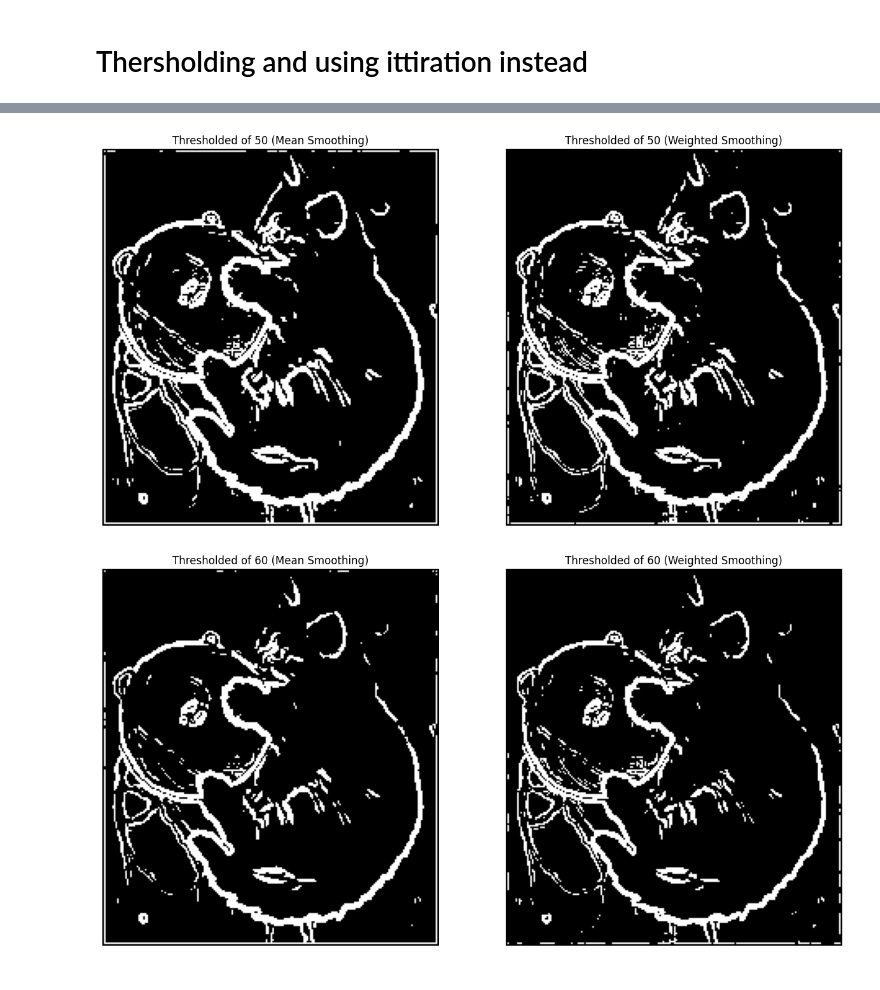
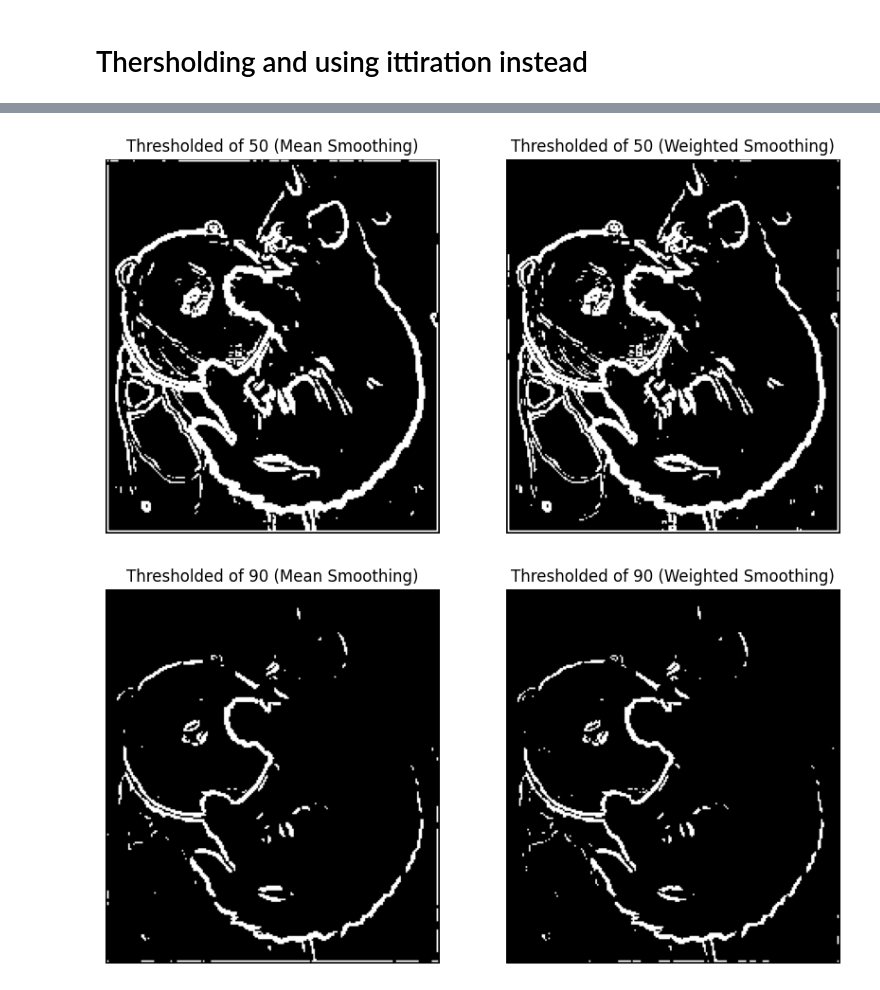
Before and after one commit to zacgalaxy/CV_CW1, a Jupyter notebook: Average_Kernal.ipynb, the cells around one changed output, grey strips where cells are left out. Saved outputs shown, nothing was run; the diff lists cells and outputs as text; code cells hidden in the pictures.

```diff
--- a/Average_Kernal.ipynb
+++ b/Average_Kernal.ipynb
@@ -32,4 +32,18 @@ plt.show()
 [figure]
 # %% [markdown]
 # smoothing image
+# %%
+
+def mean_kernel(size=3):
+    kernel = np.ones((size, size), dtype=np.float32) / (size * size)
+    return kernel
+
+def gaussian_kernel(size=3, sigma=1.0):
+    if size % 2 == 0:
+        raise ValueError("Kernel size must be an odd number.")
+
+    ax = np.linspace(-(size // 2), size // 2, size)
+    xx, yy = np.meshgrid(ax, ax)
+    kernel = np.exp(-(xx**2 + yy**2) / (2.0 * sigma**2))
+    return kernel / np.sum(kernel)  # Normalize to ensure sum = 1
 # %%
@@ -65,0 +61,19 @@ plt.show()
+# %%
+
+mean_kernal=3
+weighted_kernal=3
+sigma=1
+smoothed_mean= apply_smoothing(image,mean_kernel(mean_kernal), mean_kernal)
+smoothed_gaussian = apply_smoothing(image, gaussian_kernel(weighted_kernal, sigma), weighted_kernal)
+
+
+plt.imshow(smoothed_mean, cmap="gray")
+plt.title(f"Mean Smoothing ({mean_kernal}x{mean_kernal})")
+plt.axis("off")
+plt.show()
+
+
+plt.imshow(smoothed_gaussian, cmap="gray")
+plt.title(f"Gaussian Smoothed Image ({weighted_kernal}x{weighted_kernal}, σ={sigma})")
+plt.axis("off")
+plt.show()
@@ -103,8 +118,8 @@ Sobely= np.array([[-1,-2,-1],
          [0,0,0],
          [1,2,1]])
 
-x, y, gradient_magnitude_manual = Sobel(meansmoothed, Sobelx, Sobely)
-x_, y_, gradient_magnitude_weighted = Sobel(weightedsmoothed, Sobelx, Sobely)
+x, y, gradient_magnitude_manual = Sobel( smoothed_mean, Sobelx, Sobely)
+x_, y_, gradient_magnitude_weighted = Sobel(smoothed_gaussian, Sobelx, Sobely)
 # %%
 # Display the results
 fig, ax = plt.subplots(1, 3, figsize=(15, 10))
@@ -192,13 +207,11 @@ histogram_threshold_weighted = find_histogram_threshold(gradient_magnitude_weigh
 # %%
 #Normal theresholding
 def apply_threshold(edge_strength, threshold,):
-    """Applies a binary threshold to the edge strength image."""
     thresholded_image = np.zeros_like(edge_strength, dtype=np.uint8)
     thresholded_image[edge_strength >= threshold] = 255  # Keep strong edges
     return thresholded_image, threshold
 #adaptive theresholding
 def apply_adaptive_threshold(edge_strength, percent):
-    """Applies a binary threshold to the edge strength image."""
     threshold = np.percentile(edge_strength, percent)  # Use top 100-percent % of pixel intensities
     thresholded_image = (edge_strength >= threshold).astype(np.uint8) * 255
     return thresholded_image, threshold
@@ -219,17 +232,17 @@ plt.show()
 # %%
 #using best thershold using iteration
-threshold=[50,60,70,80,90,100,120,130,140]
+threshold=[50,90,100,110,120,140]
 for i in threshold:
     apply_threshold_manual, thresholdM = apply_threshold(gradient_magnitude_manual, i)
     apply_threshold_weighted, thresholdW= apply_threshold(gradient_magnitude_weighted, i)
-    fig, ax = plt.subplots(1, 2, figsize=(15, 10))
+    fig, ax = plt.subplots(1, 2, figsize=(10, 10))
     ax[0].imshow(apply_threshold_manual, cmap='gray')
     ax[0].set_title(f"Thresholded of {thresholdM} (Mean Smoothing)")
     ax[0].axis('off')
     ax[1].imshow(apply_threshold_weighted, cmap='gray')
     ax[1].set_title(f"Thresholded of {thresholdM} (Weighted Smoothing)")
     ax[1].axis('off')
     plt.show()
 # %% [output]
-[figure, old version]
+[figure, new version]
-[figure, old version]
+[figure, new version]
```
Also changed, not shown: parts of 10 cells of this notebook, 22 other files.
